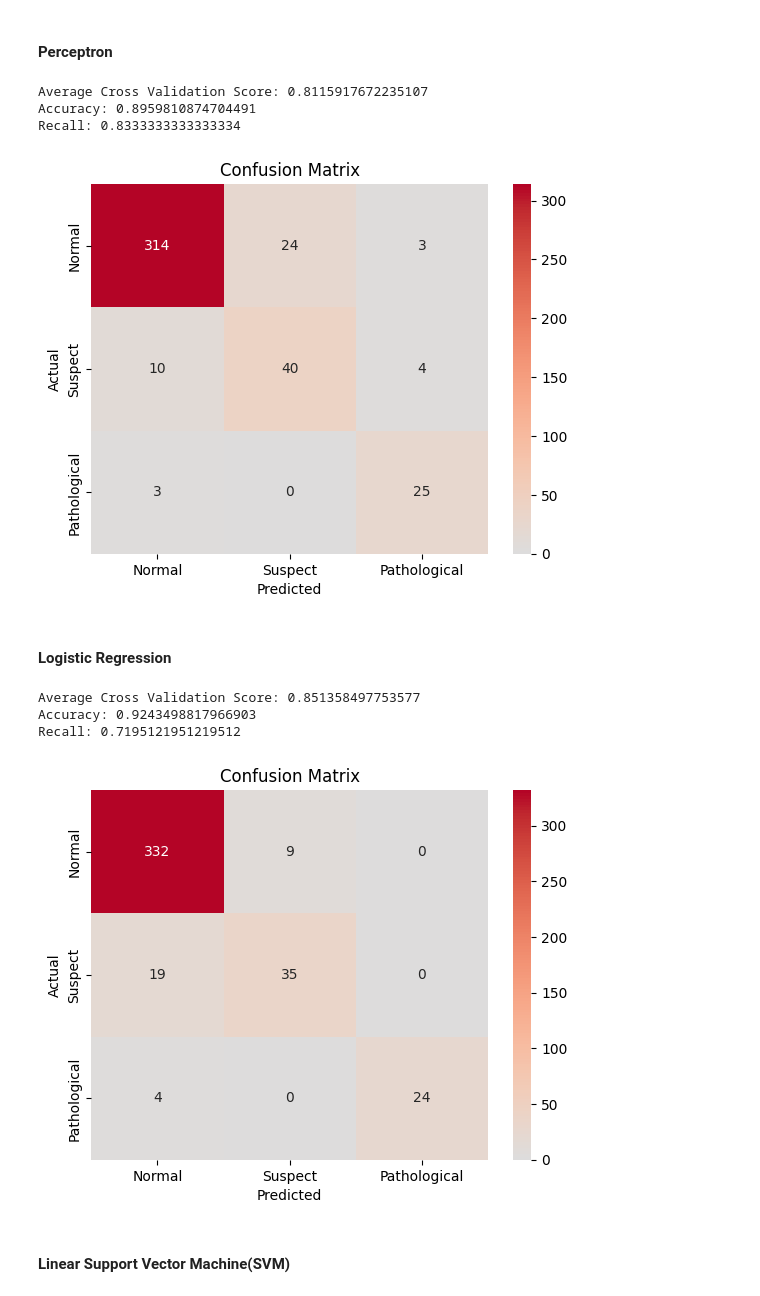
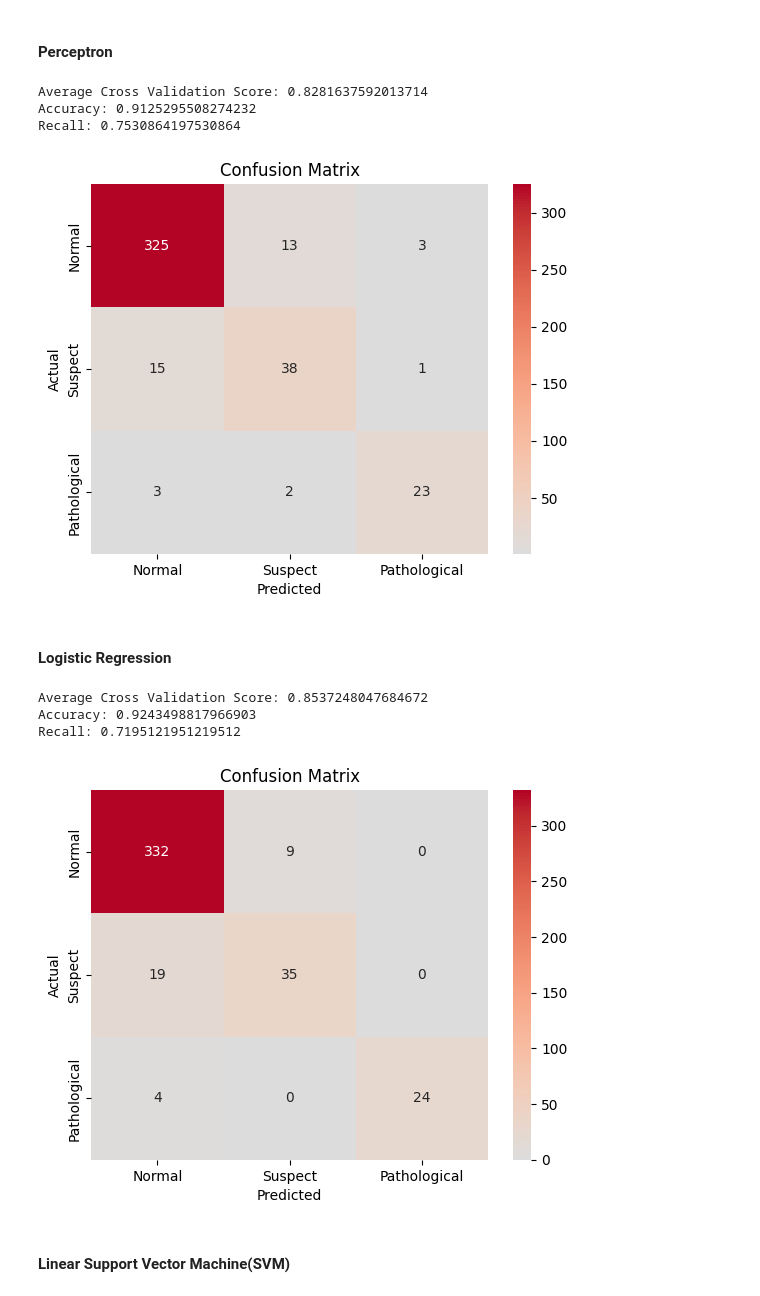
Before and after one commit to JinchenG000/ece9039, a Jupyter notebook: Fetal-Health-Classification.ipynb, the cells around one changed output. Drawn from its saved outputs; the diff is of its cells as text; code cells hidden in the pictures.

```diff
--- a/Fetal-Health-Classification.ipynb
+++ b/Fetal-Health-Classification.ipynb
@@ -123,3 +100,32 @@ plt.title("Correlation of Numerical Features with fetal_health",
 # %% [output]
 Text(0.5, 1.0, 'Correlation of Numerical Features with fetal_health')
 [figure]
+# %%
+# data split
+X_train, X_test, y_train, y_test = train_test_split(data.drop(columns=['fetal_health']), data['fetal_health'], test_size=0.2, random_state=42)
+y_train = y_train-1
+y_test = y_test-1
+
+features_data=data.drop(columns=['fetal_health'])
+target_data=data['fetal_health']
+# %%
+from sklearn.decomposition import PCA
+from sklearn.discriminant_analysis import StandardScaler
+# data standardization
+scaler = StandardScaler()
+scaler.fit(X_train)
+X_train_scaled = scaler.transform(X_train)
+X_test_scaled = scaler.transform(X_test)
+
+# PCA
+pca=PCA(n_components=0.95)
+pca.fit(X_train_scaled)
+X_train_pca = pca.transform(X_train_scaled)
+X_test_pca = pca.transform(X_test_scaled)
+per_var = np.round(pca.explained_variance_ratio_* 100, decimals=100)
+labels = [str(x) for x in range(1, len(per_var)+1)]
+plt.bar(x=range(1,len(per_var)+1), height=per_var, tick_label=labels)
+plt.ylabel('Percentage of Explained Variance')
+plt.xlabel('Principal Component')
+plt.title('Scree Plot')
+plt.show()
@@ -151,33 +159,38 @@ def calculate_Recall(y_test, y_pred):
 # %% [markdown]
 #### Perceptron
 # %%
-clf = Perceptron()
-mean_score=cross_val_score(clf, pca_data, data['fetal_health'], cv=5, scoring='accuracy').mean()
+# using cross validation to evaluate the model
+pipeline=Pipeline(steps=[('scaler',StandardScaler()),('pca',PCA(n_components=0.95)),('model',Perceptron())])
+mean_score=cross_val_score(estimator=pipeline,X=features_data,y=target_data, cv=5, scoring='accuracy').mean()
 print(f"Average Cross Validation Score: {mean_score}")
-clf.fit(X_train, y_train)
-y_pred = clf.predict(X_test)
-# weights = clf.coef_
-# bias = clf.intercept_
-# print(f"Weights: {weights}")
-# print(f"Bias: {bias}")
+
+# train and test the model
+clf=Perceptron()
+clf.fit(X_train_pca, y_train)
+y_pred = clf.predict(X_test_pca)
 plot_result(y_test, y_pred)
 # %% [output]
-Average Cross Validation Score: 0.8115917672235107
-Accuracy: 0.8959810874704491
-Recall: 0.8333333333333334
+Average Cross Validation Score: 0.8281637592013714
+Accuracy: 0.9125295508274232
+Recall: 0.7530864197530864
-[figure, old version]
+[figure, new version]
 # %% [markdown]
 #### Logistic Regression
 # %%
 from sklearn.linear_model import LogisticRegression
-model = LogisticRegression()
-mean_score=cross_val_score(model, pca_data, data['fetal_health'], cv=5, scoring='accuracy').mean()
+
+# using cross validation to evaluate the model
+pipeline=Pipeline(steps=[('scaler',StandardScaler()),('pca',PCA(n_components=0.95)),('model',LogisticRegression())])
+mean_score=cross_val_score(estimator=pipeline,X=features_data,y=target_data, cv=5, scoring='accuracy').mean()
 print(f"Average Cross Validation Score: {mean_score}")
-model.fit(X_train, y_train)
-y_pred = model.predict(X_test)
+
+# train and test the model
+lr_model = LogisticRegression()
+lr_model.fit(X_train_pca, y_train)
+y_pred = lr_model.predict(X_test_pca)
 plot_result(y_test, y_pred)
 # %% [output]
-Average Cross Validation Score: 0.851358497753577
+Average Cross Validation Score: 0.8537248047684672
 Accuracy: 0.9243498817966903
 Recall: 0.7195121951219512
 [figure]
```
Also changed, not shown: parts of 9 cells of this notebook.
